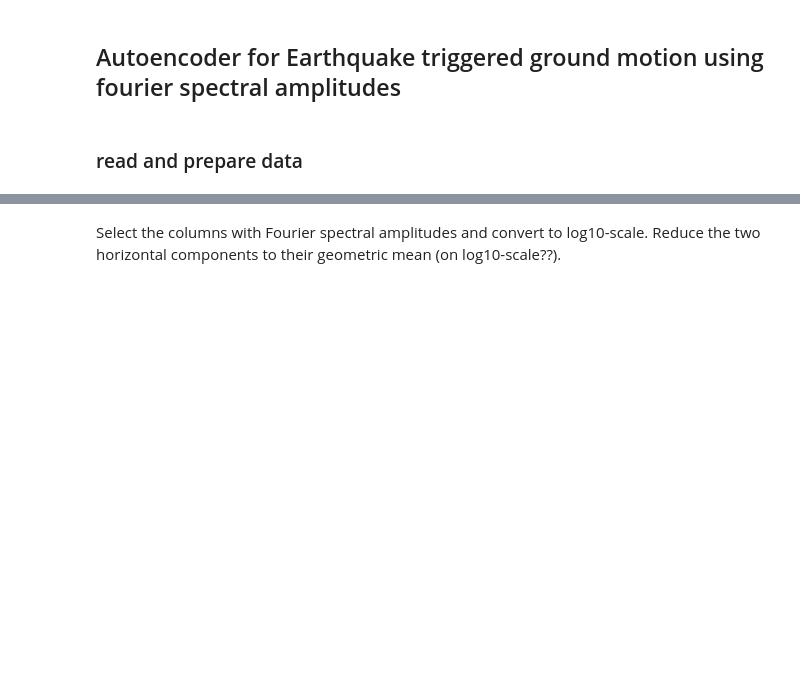
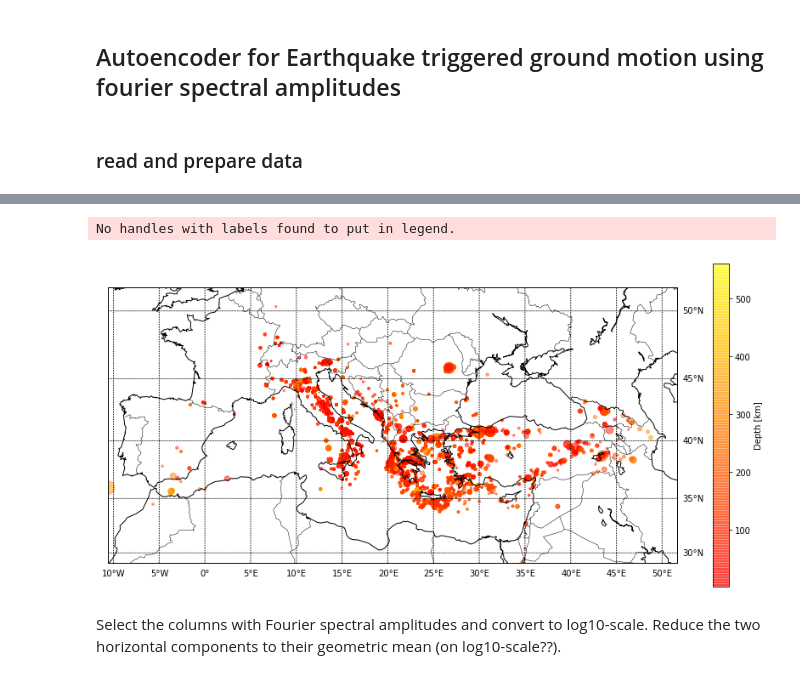
Before and after one commit to kvog/Ground_Motion_Autoencoder, a Jupyter notebook: Stacked_Autoencoder.ipynb, the cells around one changed output, grey strips where cells are left out. Drawn from its saved outputs; the diff is of its cells as text; code cells hidden in the pictures; blank space fills up the shorter version.

Commit message:
added map and Mag-Dist plot to visualize earthquakes

```diff
--- a/Stacked_Autoencoder.ipynb
+++ b/Stacked_Autoencoder.ipynb
@@ -14,3 +27,32 @@ data_all = pd.read_csv('ESM_flatfile_FAS.csv',sep = ';', low_memory=False)
+# %%
+fig, ax = plt.subplots(1, figsize=(15,7))
+eq_map = Basemap(projection='merc',llcrnrlat=np.min(data_all.ev_latitude.values),llcrnrlon=np.min(data_all.ev_longitude.values)
+                 ,urcrnrlat=np.max(data_all.ev_latitude.values),urcrnrlon=np.max(data_all.ev_latitude.values),
+                 resolution='l', area_thresh=1000.0, ax=ax)
+eq_map.drawcoastlines()
+eq_map.drawcountries()
+# eq_map.fillcontinents(color = 'gray')
+eq_map.drawmapboundary()
+parallels = np.arange(0.,81,5.)
+eq_map.drawparallels(parallels,labels=[False,True,True,False])
+meridians = np.arange(-10.,351.,5.)
+eq_map.drawmeridians(meridians,labels=[True,False,False,True])
+
+
+x,y = eq_map(data_all.ev_longitude.values, data_all.ev_latitude.values)
+# eq_map.plot(x, y, 'ko', markersize=6)
+c = eq_map.scatter(x, y, s = 0.1 * np.exp(data_all.Mw), c = data_all.epi_dist,
+                   cmap = "autumn", alpha = .5)
+plt.legend(scatterpoints=1, frameon=False,
+           labelspacing=1, loc='lower left');
+
+fig.colorbar(c,label = "Depth [km]")
+
+
+plt.show()
+# %% [output]
+No handles with labels found to put in legend.
+[figure, added]
 # %% [markdown]
 Select the columns with Fourier spectral amplitudes and convert to log10-scale.
 Reduce the two horizontal components to their geometric mean (on log10-scale??).
```
Also changed, not shown: parts of 4 cells of this notebook.
